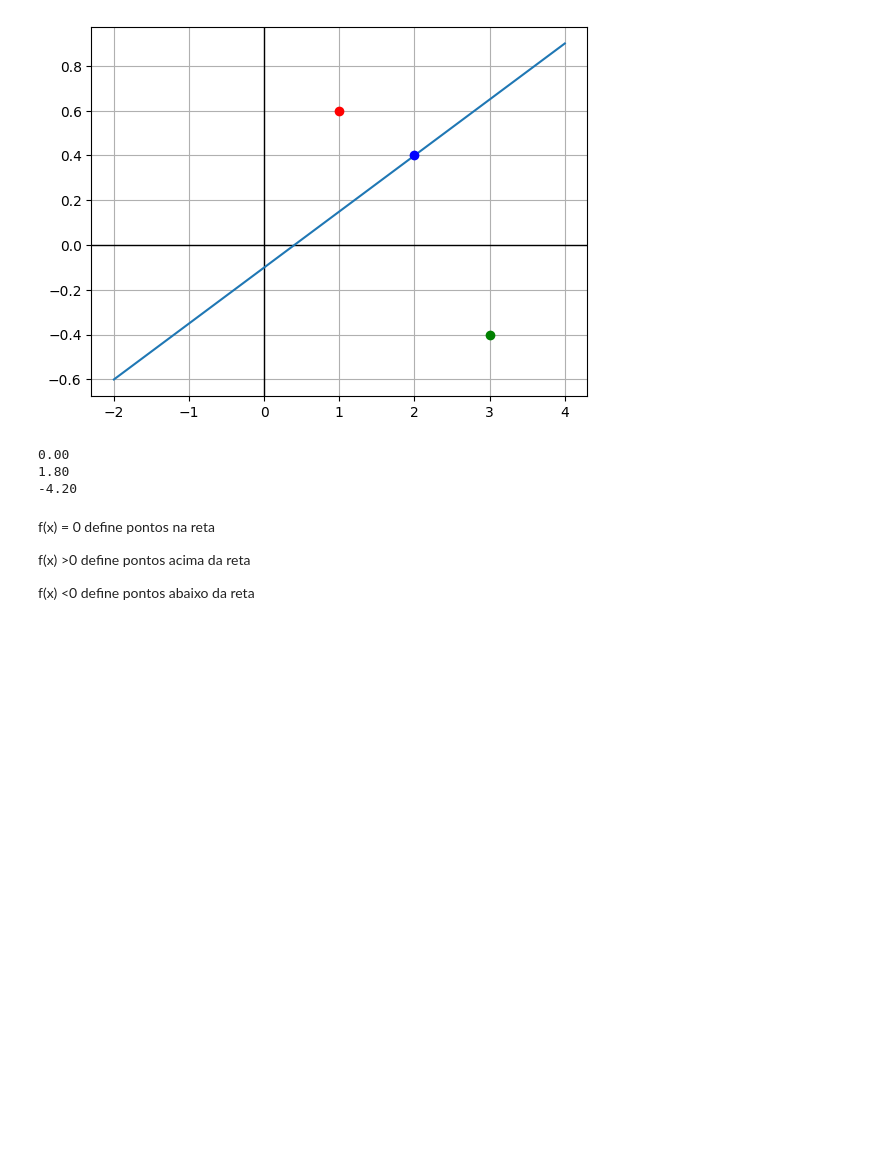
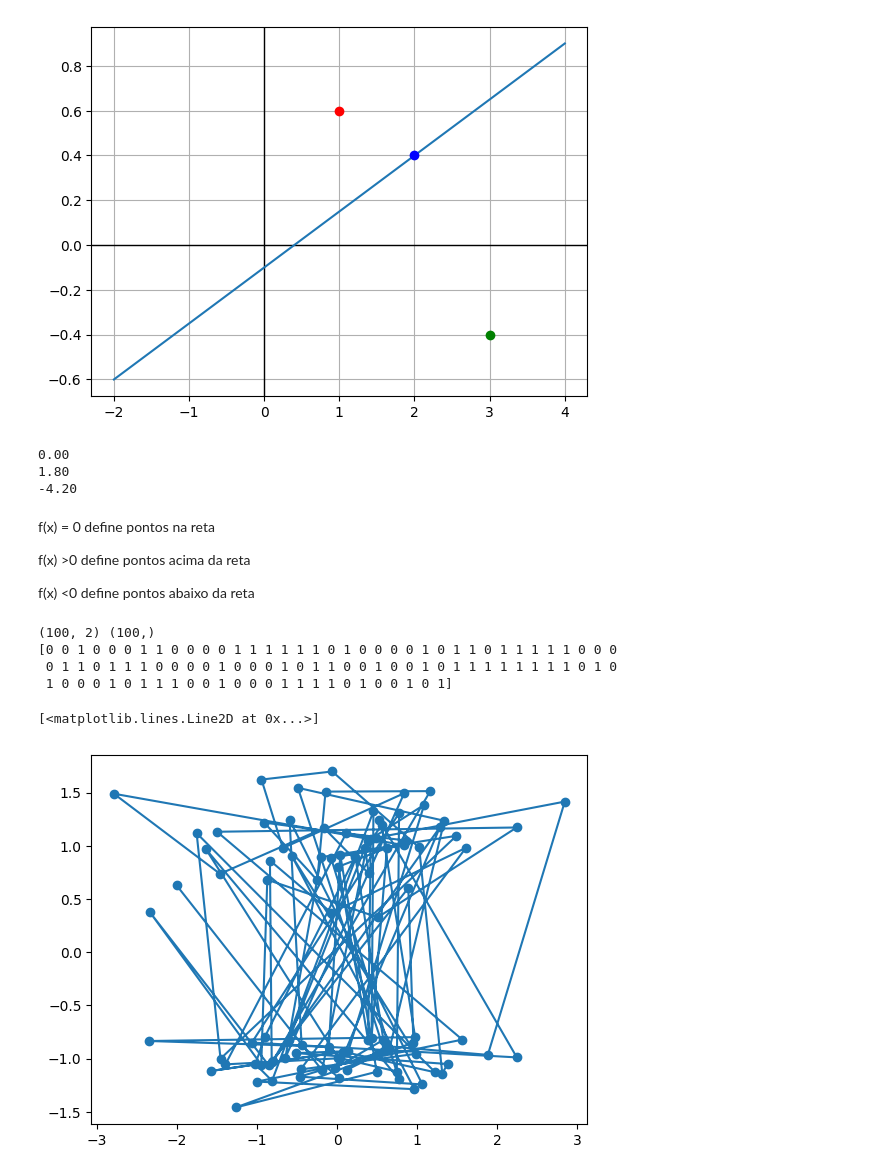
Before and after one commit to LucasFreitas98/Data-Science, a Jupyter notebook: redes_neurais_PyTorch.ipynb, the cells around one changed output. Drawn from its saved outputs; the diff is of its cells as text; code cells hidden in the pictures; blank space fills up the shorter version.

```diff
--- a/redes_neurais_PyTorch.ipynb
+++ b/redes_neurais_PyTorch.ipynb
@@ -299,0 +323,16 @@ f(x) <0 define pontos abaixo da reta
+# %%
+#Definir a aleatoridade
+
+np.random.seed(35)
+
+X, Y = make_classification(
+    n_features=2, n_redundant=0, n_informative=1, n_clusters_per_class=1
+)
+
+print(X.shape, Y.shape)
+print(Y)
+# %% [output]
+(100, 2) (100,)
+[0 0 1 0 0 0 1 1 0 0 0 0 1 1 1 1 1 1 0 1 0 0 0 0 1 0 1 1 0 1 1 1 1 1 0 0 0
+ 0 1 1 0 1 1 1 0 0 0 0 1 0 0 0 1 0 1 1 0 0 1 0 0 1 0 1 1 1 1 1 1 1 1 0 1 0
+ 1 0 0 0 1 0 1 1 1 0 0 1 0 0 0 1 1 1 1 0 1 0 0 1 0 1]
@@ -299,0 +341,5 @@ f(x) <0 define pontos abaixo da reta
+# %%
+plt.plot(X[:, 0], X[:, 1], marker='o')
+# %% [output]
+[<matplotlib.lines.Line2D at 0x...>]
+[figure, added]
```
Also changed, not shown: parts of 13 cells of this notebook.
